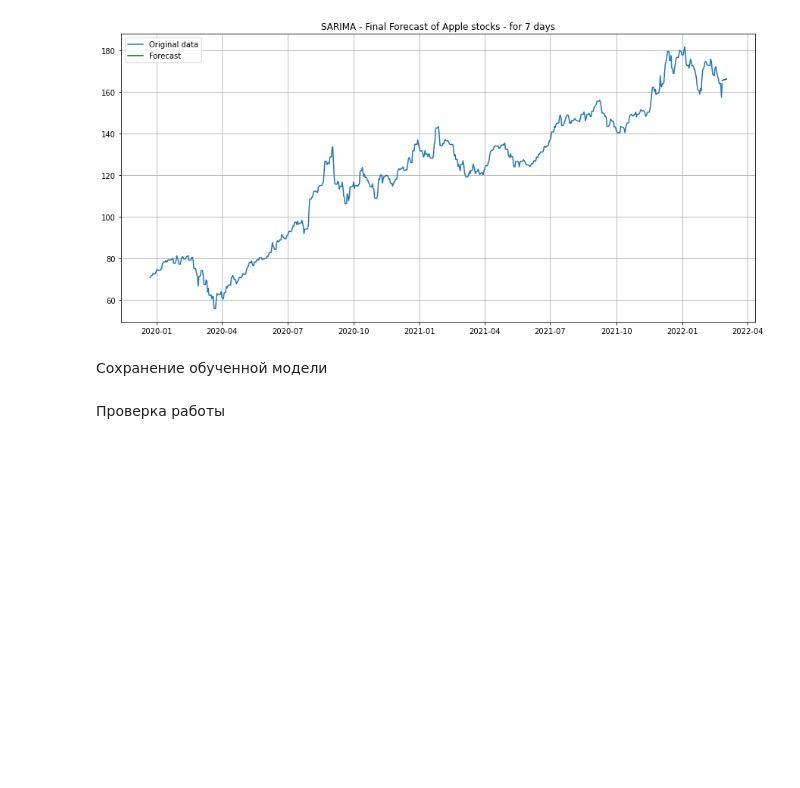
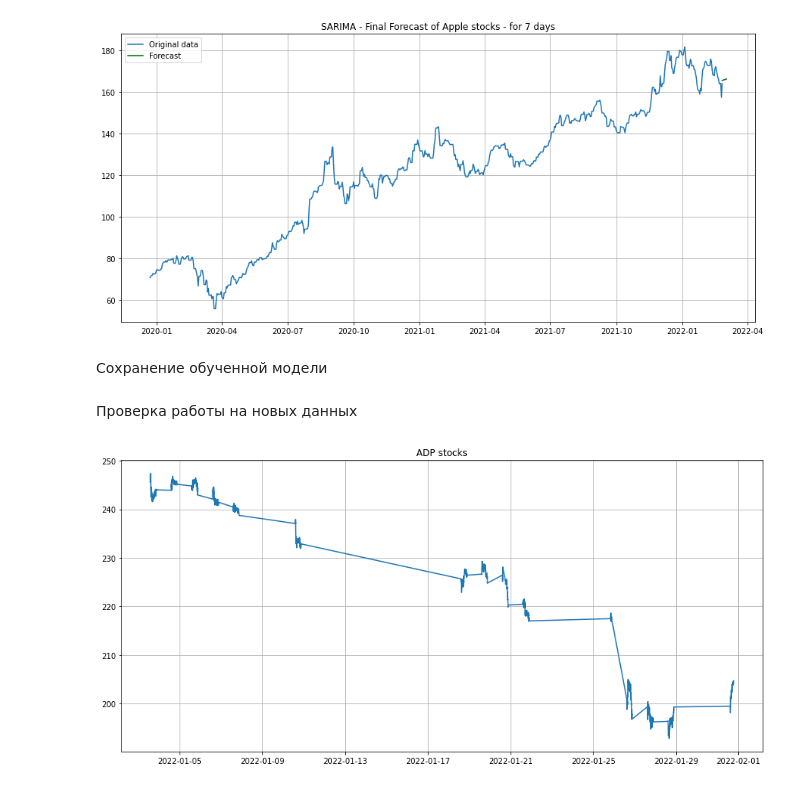
Before and after one commit to Azarius2472/BeRichBot, a Jupyter notebook: models/ARIMA/Auto_arima_demo.ipynb, the cells around one changed output. Cells and saved outputs as stored; diff of their text form; code cells hidden in the pictures; blank space fills up the shorter version.

```diff
--- a/models/ARIMA/Auto_arima_demo.ipynb
+++ b/models/ARIMA/Auto_arima_demo.ipynb
@@ -230,5 +230,5 @@ import pickle
 with open('auto_arima.pkl', 'wb') as pkl:
     pickle.dump(smodel_agg, pkl)
 # %% [markdown]
-Проверка работы
+Проверка работы на новых данных
 # %%
@@ -236 +239,15 @@ with open('auto_arima.pkl', 'rb') as pkl:
     loaded_arima = pickle.load(pkl)
+# %%
+file = 'ADP.csv'
+dataset = pd.read_csv(file, index_col=0, parse_dates=[0])
+data = dataset.loc[:, 'Adj Close']  # значения акции
+data = data.to_frame()
+data = data.sort_index()
+
+plt.figure(figsize=(15, 7))
+plt.plot(data)
+plt.title('ADP stocks')
+plt.grid(True)
+plt.show()
+# %% [output]
+[figure, added]
```
Also changed, not shown: parts of 9 cells of this notebook, 2 other files.
